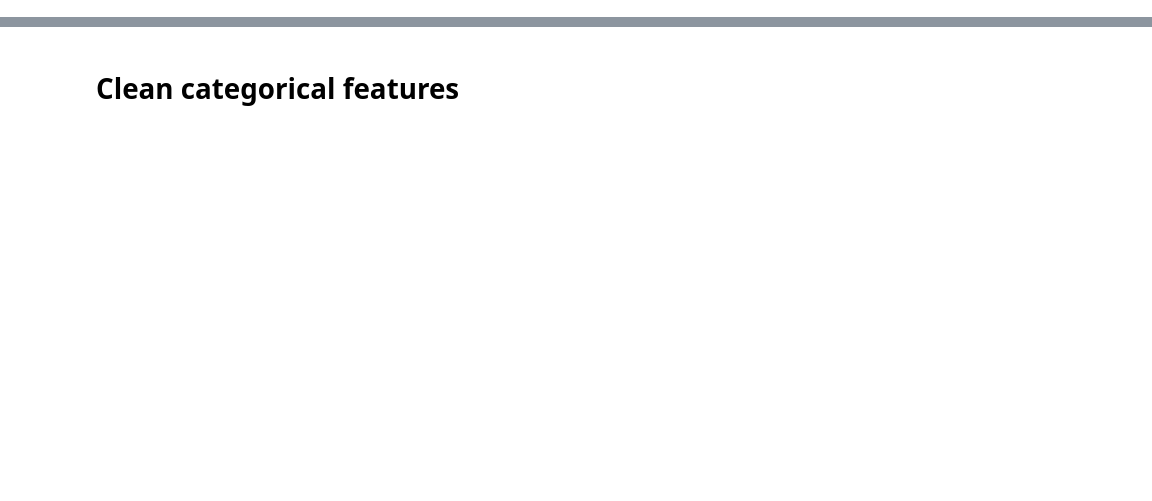
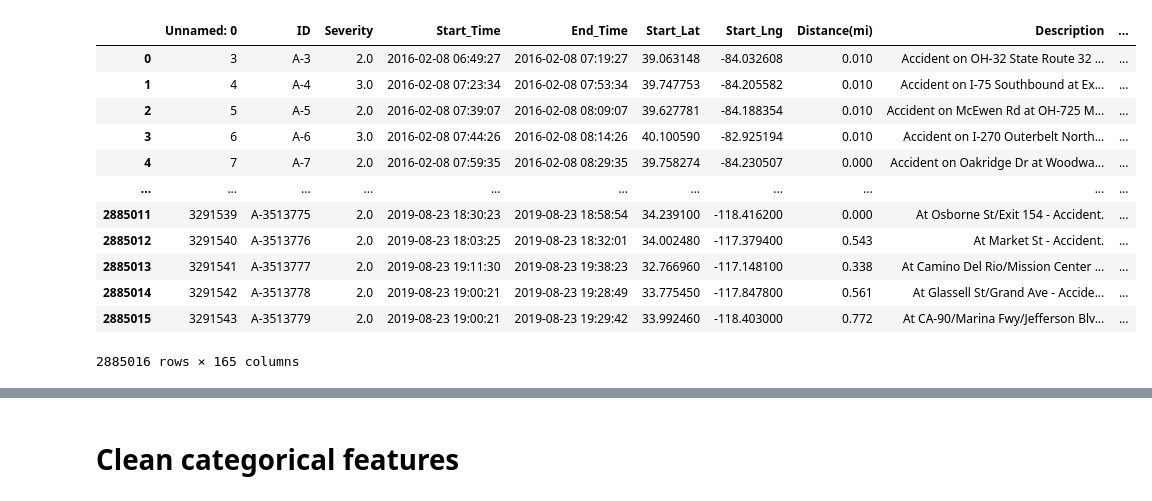
Before and after one commit to Abhilash240800/FinalProject_USAccidents, a Jupyter notebook: Jupyter Notebooks/NeuralNet_v2.ipynb, the cells around one changed output, grey strips where cells are left out. Drawn from its saved outputs; the diff is of its cells as text; code cells hidden in the pictures; blank space fills up the shorter version.

```diff
--- a/Jupyter Notebooks/NeuralNet_v2.ipynb
+++ b/Jupyter Notebooks/NeuralNet_v2.ipynb
@@ -18,4 +18,19 @@ from datetime import *
 import warnings
 warnings.filterwarnings("ignore")
 # %%
-data = feather.read_dataframe("Datasets/merged_data.feather")
+data = feather.read_dataframe("Datasets/combined_data.feather")
+data
+# %% [output]
+|  | Unnamed: 0 | ID | Severity | Start_Time | End_Time | Start_Lat | Start_Lng | Distance(mi) | Description | ... |
+| 0 | 3 | A-3 | 2.0 | 2016-02-08 06:49:27 | 2016-02-08 07:19:27 | 39.063148 | -84.032608 | 0.010 | Accident on OH-32 State Route 32 ... | ... |
+| 1 | 4 | A-4 | 3.0 | 2016-02-08 07:23:34 | 2016-02-08 07:53:34 | 39.747753 | -84.205582 | 0.010 | Accident on I-75 Southbound at Ex... | ... |
+| 2 | 5 | A-5 | 2.0 | 2016-02-08 07:39:07 | 2016-02-08 08:09:07 | 39.627781 | -84.188354 | 0.010 | Accident on McEwen Rd at OH-725 M... | ... |
+| 3 | 6 | A-6 | 3.0 | 2016-02-08 07:44:26 | 2016-02-08 08:14:26 | 40.100590 | -82.925194 | 0.010 | Accident on I-270 Outerbelt North... | ... |
+| 4 | 7 | A-7 | 2.0 | 2016-02-08 07:59:35 | 2016-02-08 08:29:35 | 39.758274 | -84.230507 | 0.000 | Accident on Oakridge Dr at Woodwa... | ... |
+| ... | ... | ... | ... | ... | ... | ... | ... | ... | ... | ... |
+| 2885011 | 3291539 | A-3513775 | 2.0 | 2019-08-23 18:30:23 | 2019-08-23 18:58:54 | 34.239100 | -118.416200 | 0.000 | At Osborne St/Exit 154 - Accident. | ... |
+| 2885012 | 3291540 | A-3513776 | 2.0 | 2019-08-23 18:03:25 | 2019-08-23 18:32:01 | 34.002480 | -117.379400 | 0.543 | At Market St - Accident. | ... |
+| 2885013 | 3291541 | A-3513777 | 2.0 | 2019-08-23 19:11:30 | 2019-08-23 19:38:23 | 32.766960 | -117.148100 | 0.338 | At Camino Del Rio/Mission Center ... | ... |
+| 2885014 | 3291542 | A-3513778 | 2.0 | 2019-08-23 19:00:21 | 2019-08-23 19:28:49 | 33.775450 | -117.847800 | 0.561 | At Glassell St/Grand Ave - Accide... | ... |
+| 2885015 | 3291543 | A-3513779 | 2.0 | 2019-08-23 19:00:21 | 2019-08-23 19:29:42 | 33.992460 | -118.403000 | 0.772 | At CA-90/Marina Fwy/Jefferson Blv... | ... |
+2885016 rows × 165 columns
```
Also changed, not shown: parts of 18 cells of this notebook, 2 other files.
